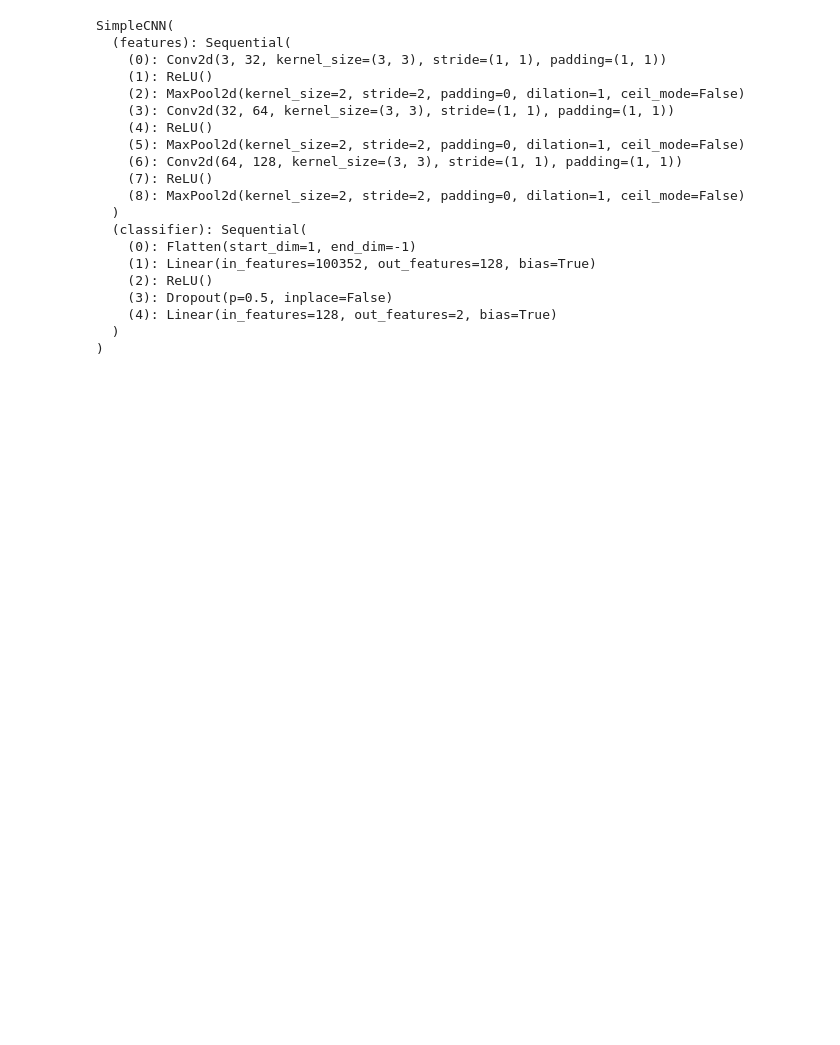
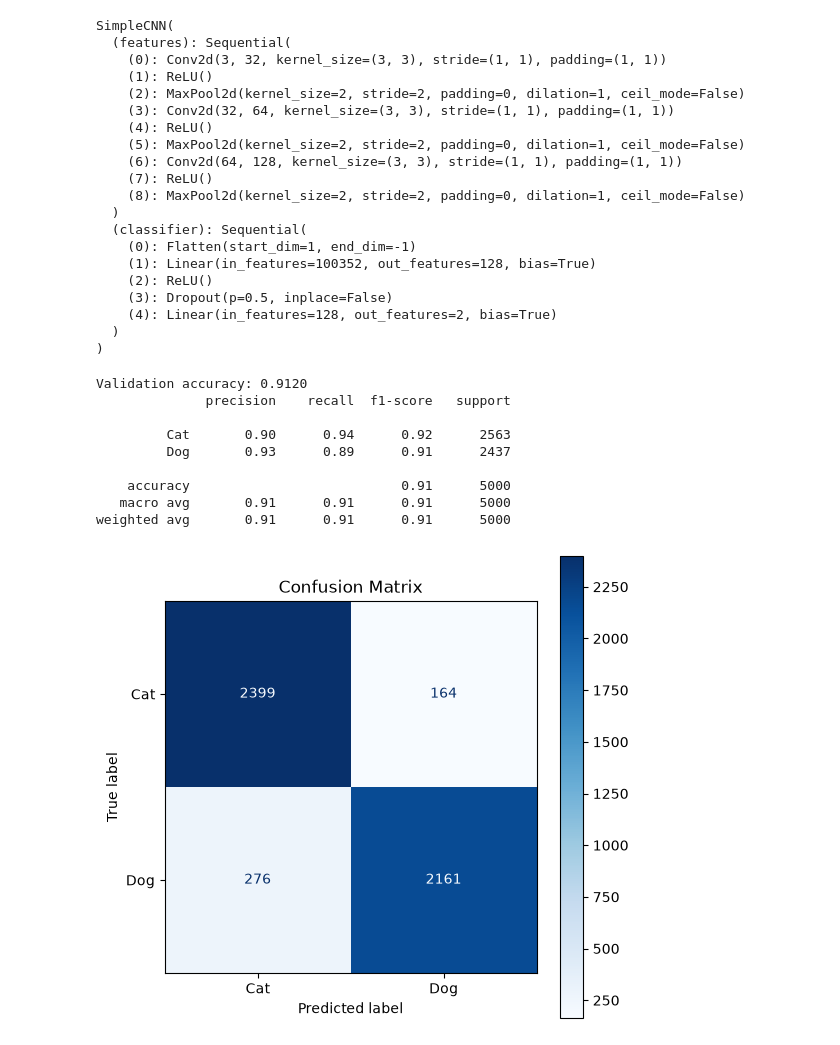
Before and after one commit to PHUPH41622/catdog_classification, a Jupyter notebook: main.ipynb, the cells around one changed output. Cells and saved outputs as stored; diff of their text form; code cells hidden in the pictures; blank space fills up the shorter version.

Commit message:
Confusion matrix from Mac

```diff
--- a/main.ipynb
+++ b/main.ipynb
@@ -220,3 +222,50 @@ SimpleCNN(
     (4): Linear(in_features=128, out_features=2, bias=True)
   )
 )
+# %%
+from sklearn.metrics import accuracy_score, confusion_matrix, classification_report, ConfusionMatrixDisplay
+
+# use the current trained model in memory
+model.eval()
+
+all_labels = []
+all_preds = []
+
+with torch.no_grad():
+    for inputs, labels in val_loader:
+        inputs = inputs.to(device)
+        labels = labels.to(device)
+
+        outputs = model(inputs)
+        preds = torch.argmax(outputs, dim=1)
+
+        all_labels.extend(labels.cpu().tolist())
+        all_preds.extend(preds.cpu().tolist())
+
+accuracy = accuracy_score(all_labels, all_preds)
+cm = confusion_matrix(all_labels, all_preds, labels=range(len(full_dataset.classes)))
+
+print(f"Validation accuracy: {accuracy:.4f}")
+print(classification_report(
+    all_labels,
+    all_preds,
+    target_names=full_dataset.classes
+))
+
+# confusion matrix plot
+fig, ax = plt.subplots(figsize=(6, 6))
+disp = ConfusionMatrixDisplay(confusion_matrix=cm, display_labels=full_dataset.classes)
+disp.plot(ax=ax, cmap="Blues", values_format="d")
+ax.set_title("Confusion Matrix")
+plt.show()
+# %% [output]
+Validation accuracy: 0.9120
+              precision    recall  f1-score   support
+
+         Cat       0.90      0.94      0.92      2563
+         Dog       0.93      0.89      0.91      2437
+
+    accuracy                           0.91      5000
+   macro avg       0.91      0.91      0.91      5000
+weighted avg       0.91      0.91      0.91      5000
+[figure, added]
```
Also changed, not shown: parts of 1 cell of this notebook.
